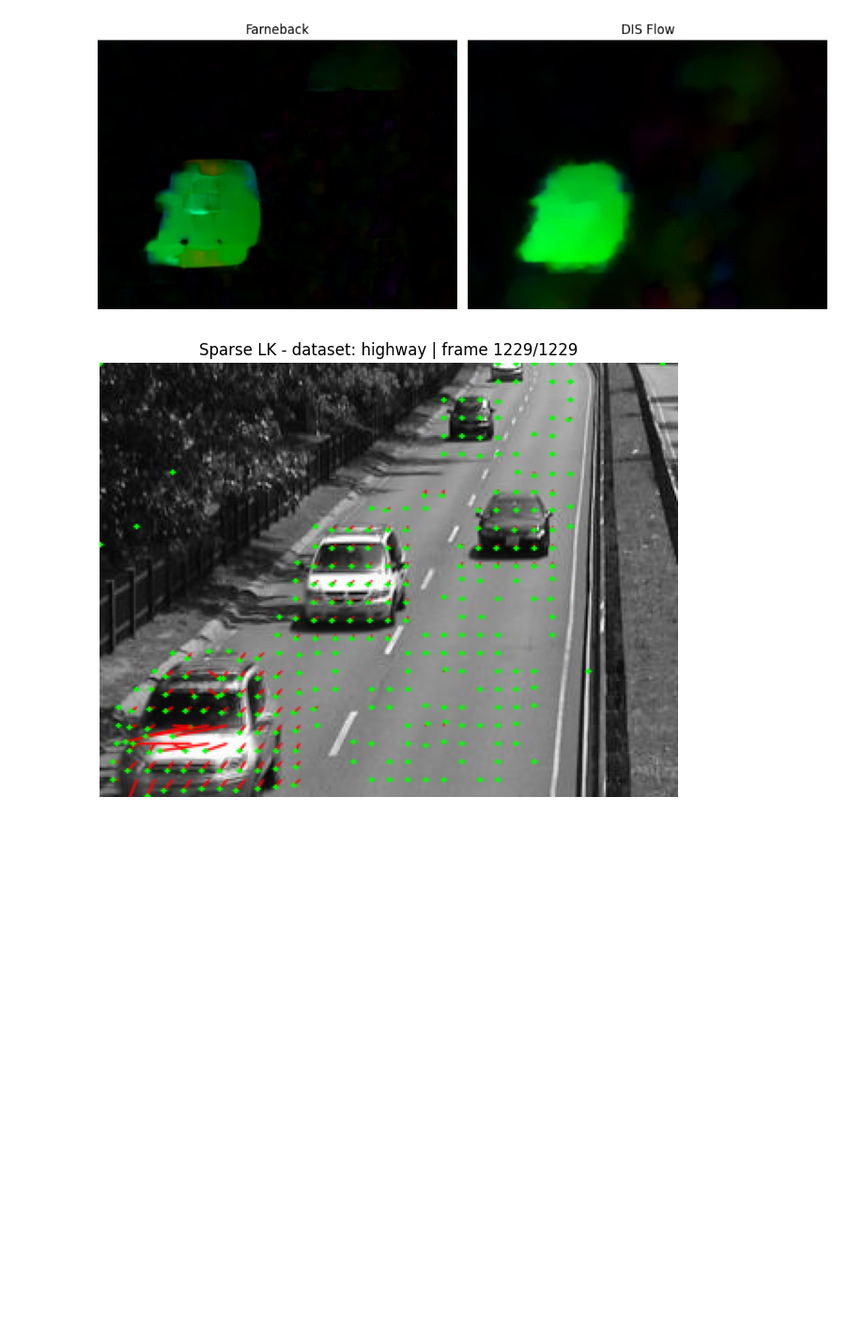
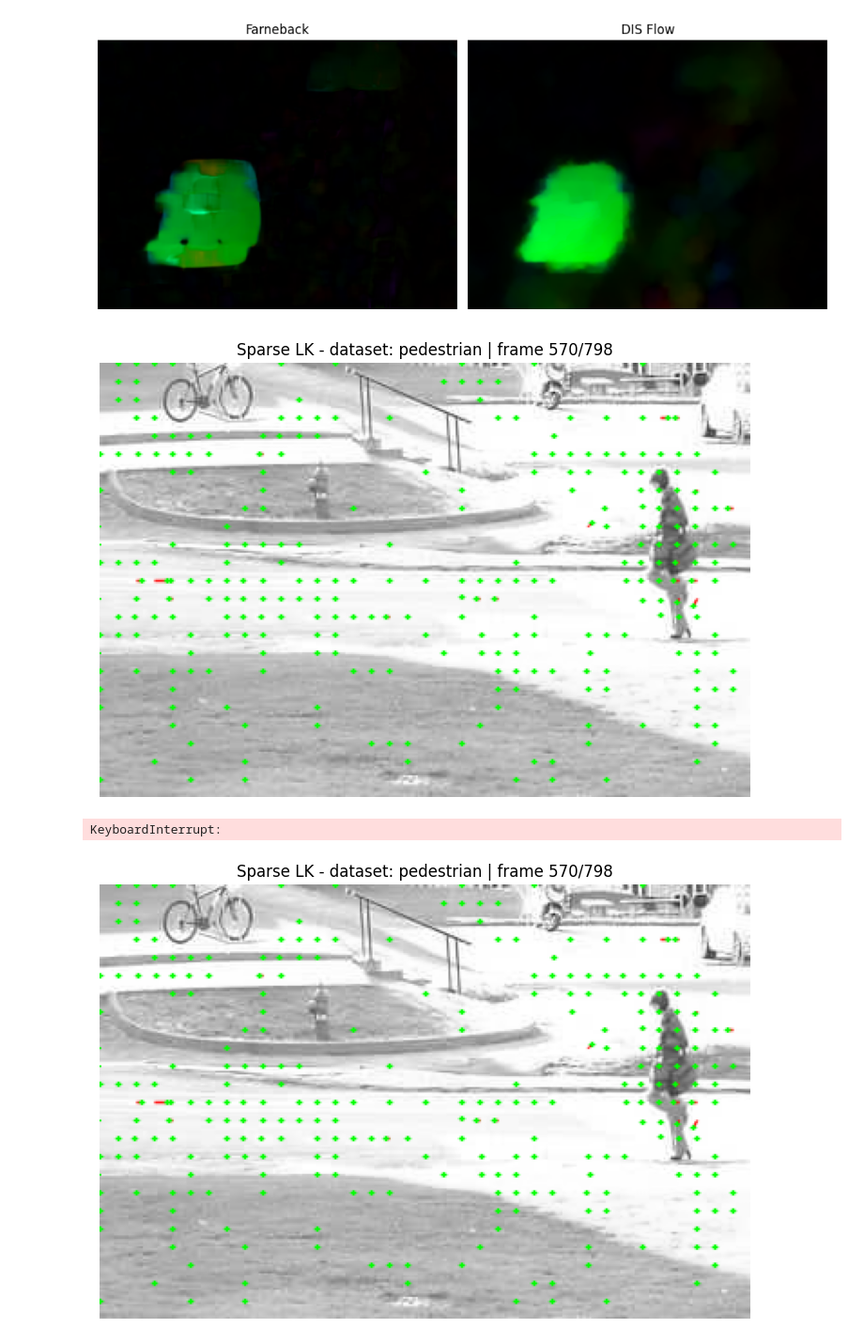
Before and after one commit to marcinwolder/zaawansowane-algorytmy-wizyjne, a Jupyter notebook: lab07/lab07.ipynb, the cells around one changed output. Shown at 94% size. Saved outputs shown, nothing was run; the diff lists cells and outputs as text; code cells hidden in the pictures; blank space fills up the shorter version.

```diff
--- a/lab07/lab07.ipynb
+++ b/lab07/lab07.ipynb
@@ -1098,7 +1098,7 @@ def play_sequence(
     plt.close(fig)
 # %%
 task3_sparse_mode = "full_sequence"  # "single_pair" or "full_sequence"
-task3_dataset_name = "highway"
+task3_dataset_name = "pedestrian"
 task3_full_iStep = 1
 task3_full_wait_time = 1 / 120
 task3_use_temporal_roi = True
@@ -1124,31 +1124,33 @@ if task3_sparse_mode == "single_pair":
     plt.axis("off")
     plt.tight_layout()
     plt.show()
 
 elif task3_sparse_mode == "full_sequence":
     sparse_rows, sparse_sequence_rgb = run_sparse_lk_full_sequence(
         dataset_name=task3_dataset_name,
         iStep=task3_full_iStep,
         downsample_factor=task3_downsample_factor,
         spacing=10,
         min_magnitude=0.2,
         win_size=(15, 15),
         max_level=2,
         max_iter=10,
         epsilon=0.03,
         use_temporal_roi=task3_use_temporal_roi,
     )
 
     print_sparse_summary(rows=sparse_rows[:10])
     print(f"Displayed first 10 summary rows out of {len(sparse_rows)} total.")
 
     play_sequence(
         frames_rgb=sparse_sequence_rgb,
         wait_time=task3_full_wait_time,
         title=f"Sparse LK - dataset: {task3_dataset_name}",
     )
 
 else:
     raise ValueError("task3_sparse_mode must be 'single_pair' or 'full_sequence'")
 # %% [output]
-[figure, old version]
+[figure, new version]
+KeyboardInterrupt:
+[figure, added]
```
Also changed, not shown: parts of 2 cells of this notebook.
